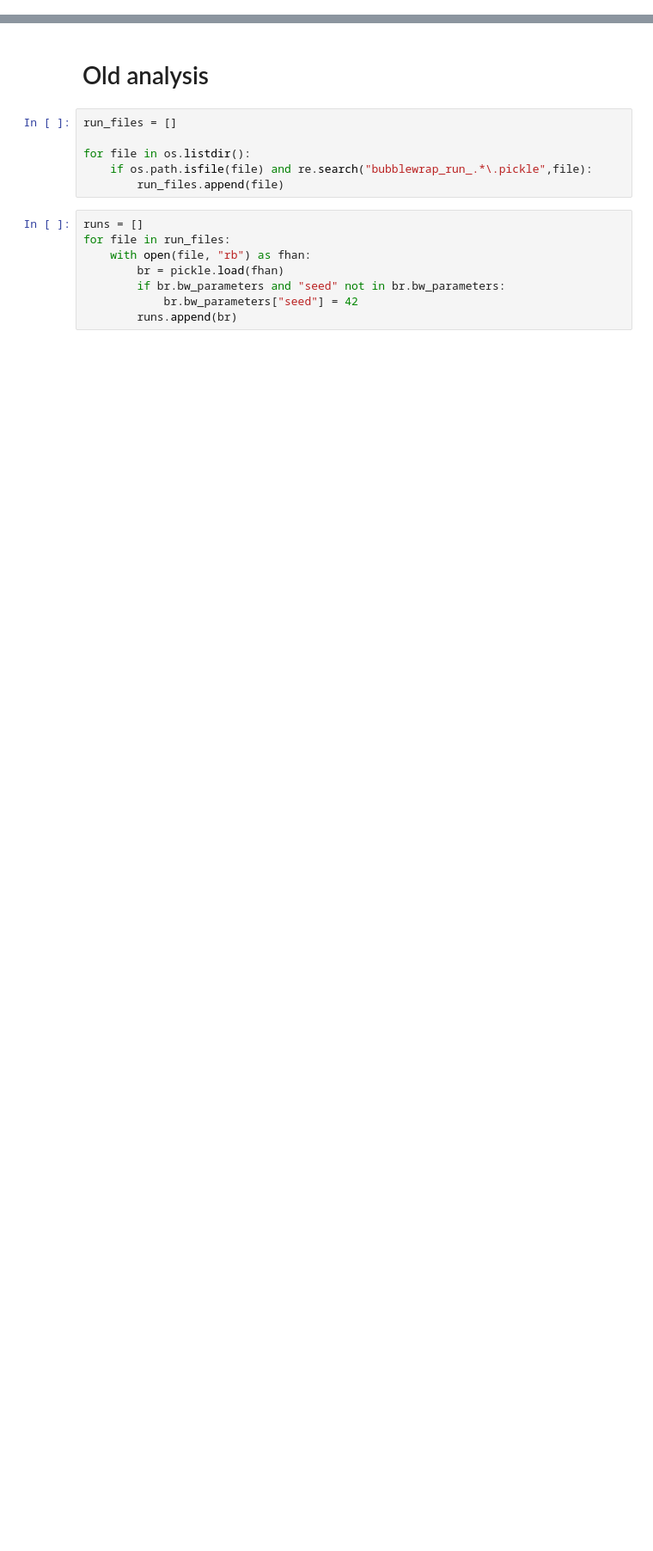
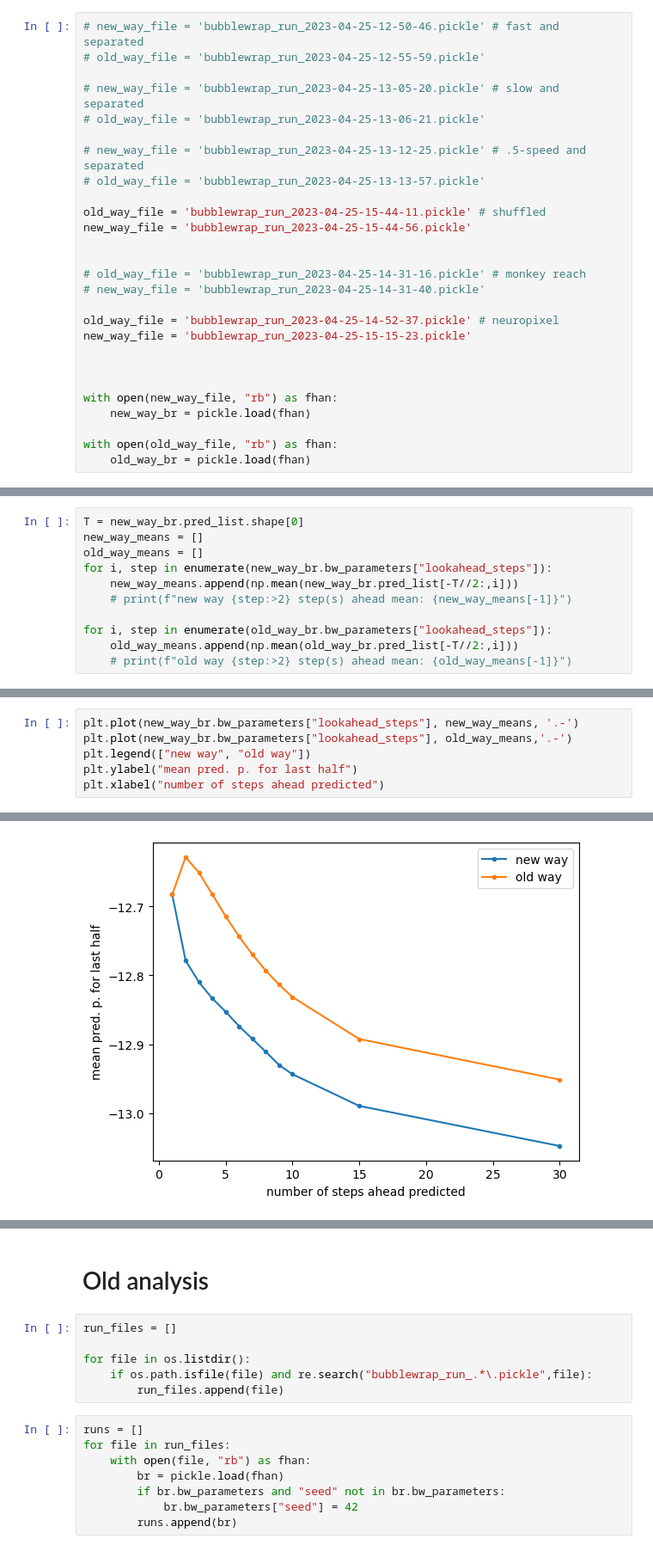
Before and after one commit to draeloslab/Bubblewrap, a Jupyter notebook: generated/bubblewrap_runs/Run Inspector.ipynb, the cells around one changed output, grey strips where cells are left out. Shown at 86% size. Drawn from its saved outputs; the diff is of its cells as text; blank space fills up the shorter version.

```diff
--- a/generated/bubblewrap_runs/Run Inspector.ipynb
+++ b/generated/bubblewrap_runs/Run Inspector.ipynb
@@ -34,0 +102,27 @@ ModuleNotFoundError: No module named 'bubblewrap_run'
+# %%
+# new_way_file = 'bubblewrap_run_2023-04-25-12-50-46.pickle' # fast and separated
+# old_way_file = 'bubblewrap_run_2023-04-25-12-55-59.pickle'
+
+# new_way_file = 'bubblewrap_run_2023-04-25-13-05-20.pickle' # slow and separated
+# old_way_file = 'bubblewrap_run_2023-04-25-13-06-21.pickle'
+
+# new_way_file = 'bubblewrap_run_2023-04-25-13-12-25.pickle' # .5-speed and separated
+# old_way_file = 'bubblewrap_run_2023-04-25-13-13-57.pickle'
+
+old_way_file = 'bubblewrap_run_2023-04-25-15-44-11.pickle' # shuffled
+new_way_file = 'bubblewrap_run_2023-04-25-15-44-56.pickle'
+
+
+# old_way_file = 'bubblewrap_run_2023-04-25-14-31-16.pickle' # monkey reach
+# new_way_file = 'bubblewrap_run_2023-04-25-14-31-40.pickle'
+
+old_way_file = 'bubblewrap_run_2023-04-25-14-52-37.pickle' # neuropixel
+new_way_file = 'bubblewrap_run_2023-04-25-15-15-23.pickle'
+
+
+
+with open(new_way_file, "rb") as fhan:
+    new_way_br = pickle.load(fhan)
+
+with open(old_way_file, "rb") as fhan:
+    old_way_br = pickle.load(fhan)
@@ -34,0 +149,11 @@ ModuleNotFoundError: No module named 'bubblewrap_run'
+# %%
+T = new_way_br.pred_list.shape[0]
+new_way_means = []
+old_way_means = []
+for i, step in enumerate(new_way_br.bw_parameters["lookahead_steps"]):
+    new_way_means.append(np.mean(new_way_br.pred_list[-T//2:,i]))
+    # print(f"new way {step:>2} step(s) ahead mean: {new_way_means[-1]}")
+
+for i, step in enumerate(old_way_br.bw_parameters["lookahead_steps"]):
+    old_way_means.append(np.mean(old_way_br.pred_list[-T//2:,i]))
+    # print(f"old way {step:>2} step(s) ahead mean: {old_way_means[-1]}")
@@ -34,0 +167,7 @@ ModuleNotFoundError: No module named 'bubblewrap_run'
+# %%
+plt.plot(new_way_br.bw_parameters["lookahead_steps"], new_way_means, '.-')
+plt.plot(new_way_br.bw_parameters["lookahead_steps"], old_way_means,'.-')
+plt.legend(["new way", "old way"])
+plt.ylabel("mean pred. p. for last half")
+plt.xlabel("number of steps ahead predicted")
+# %% [output]
@@ -34,0 +175 @@ ModuleNotFoundError: No module named 'bubblewrap_run'
+[figure, added]
```
Also changed, not shown: parts of 22 cells of this notebook, 4 other files.
